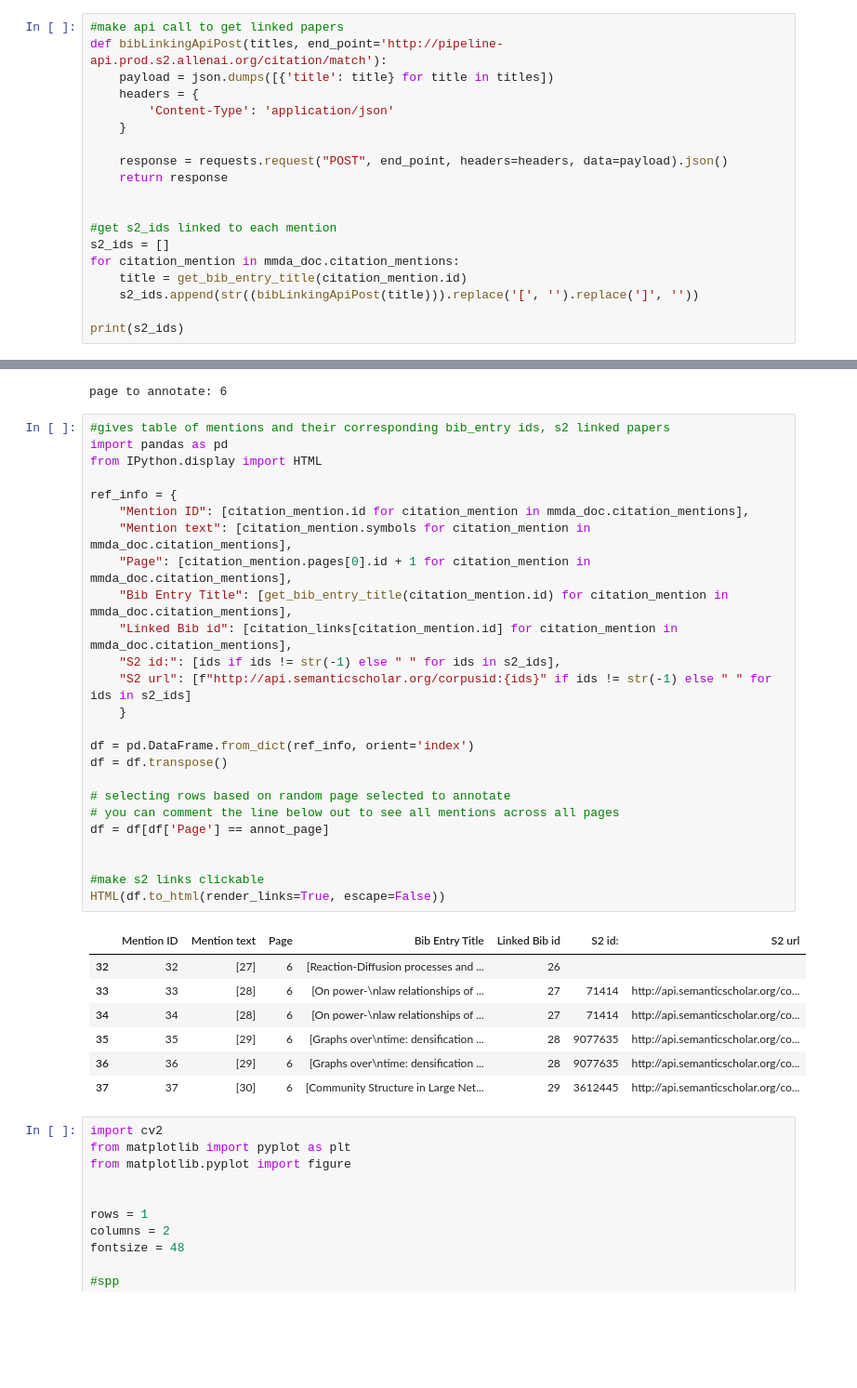
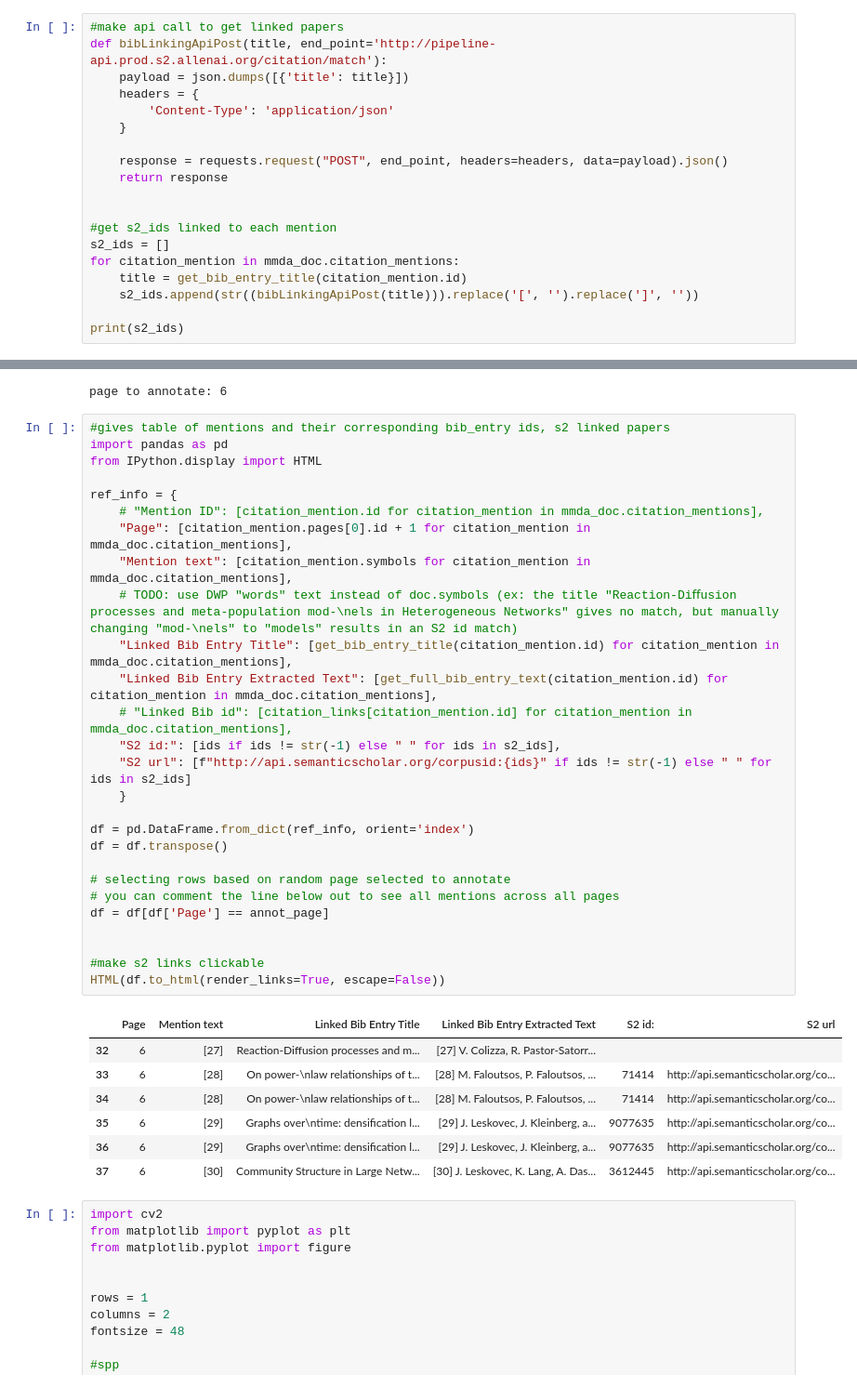
Before and after one commit to allenai/mmda, a Jupyter notebook: end_to_end_eval_easier.ipynb, the cells around one changed output, grey strips where cells are left out. Shown at 93% size. Drawn from its saved outputs; the diff is of its cells as text; blank space fills up the shorter version.

Commit message:
add full bib text to table

```diff
--- a/end_to_end_eval_easier.ipynb
+++ b/end_to_end_eval_easier.ipynb
@@ -247,7 +272,7 @@ def get_bib_entry_title(citation_mention_id):
 # %%
 #make api call to get linked papers
-def bibLinkingApiPost(titles, end_point='http://pipeline-api.prod.s2.allenai.org/citation/match'):
-    payload = json.dumps([{'title': title} for title in titles])
+def bibLinkingApiPost(title, end_point='http://pipeline-api.prod.s2.allenai.org/citation/match'):
+    payload = json.dumps([{'title': title}])
     headers = {
         'Content-Type': 'application/json'
     }
@@ -284,36 +309,38 @@ page to annotate: 6
 # %%
 #gives table of mentions and their corresponding bib_entry ids, s2 linked papers
 import pandas as pd
 from IPython.display import HTML
 
 ref_info = {
-    "Mention ID": [citation_mention.id for citation_mention in mmda_doc.citation_mentions],
+    # "Mention ID": [citation_mention.id for citation_mention in mmda_doc.citation_mentions],
+    "Page": [citation_mention.pages[0].id + 1 for citation_mention in mmda_doc.citation_mentions],
     "Mention text": [citation_mention.symbols for citation_mention in mmda_doc.citation_mentions],
-    "Page": [citation_mention.pages[0].id + 1 for citation_mention in mmda_doc.citation_mentions],
-    "Bib Entry Title": [get_bib_entry_title(citation_mention.id) for citation_mention in mmda_doc.citation_mentions],
-    "Linked Bib id": [citation_links[citation_mention.id] for citation_mention in mmda_doc.citation_mentions],
+    # TODO: use DWP "words" text instead of doc.symbols (ex: the title "Reaction-Diﬀusion processes and meta-population mod-\nels in Heterogeneous Networks" gives no match, but manually changing "mod-\nels" to "models" results in an S2 id match)
+    "Linked Bib Entry Title": [get_bib_entry_title(citation_mention.id) for citation_mention in mmda_doc.citation_mentions],
+    "Linked Bib Entry Extracted Text": [get_full_bib_entry_text(citation_mention.id) for citation_mention in mmda_doc.citation_mentions],
+    # "Linked Bib id": [citation_links[citation_mention.id] for citation_mention in mmda_doc.citation_mentions],
     "S2 id:": [ids if ids != str(-1) else " " for ids in s2_ids],
     "S2 url": [f"http://api.semanticscholar.org/corpusid:{ids}" if ids != str(-1) else " " for ids in s2_ids]
     }
 
 df = pd.DataFrame.from_dict(ref_info, orient='index')
 df = df.transpose()
 
 # selecting rows based on random page selected to annotate
 # you can comment the line below out to see all mentions across all pages
 df = df[df['Page'] == annot_page]
 
 
 #make s2 links clickable
 HTML(df.to_html(render_links=True, escape=False))
 # %% [output]
-|  | Mention ID | Mention text | Page | Bib Entry Title | Linked Bib id | S2 id: | S2 url |
-| 32 | 32 | [27] | 6 | [Reaction-Diﬀusion processes and ... | 26 |  |  |
-| 33 | 33 | [28] | 6 | [On power-\nlaw relationships of ... | 27 | 71414 | http://api.semanticscholar.org/co... |
-| 34 | 34 | [28] | 6 | [On power-\nlaw relationships of ... | 27 | 71414 | http://api.semanticscholar.org/co... |
-| 35 | 35 | [29] | 6 | [Graphs over\ntime: densiﬁcation ... | 28 | 9077635 | http://api.semanticscholar.org/co... |
-| 36 | 36 | [29] | 6 | [Graphs over\ntime: densiﬁcation ... | 28 | 9077635 | http://api.semanticscholar.org/co... |
-| 37 | 37 | [30] | 6 | [Community Structure in Large Net... | 29 | 3612445 | http://api.semanticscholar.org/co... |
+|  | Page | Mention text | Linked Bib Entry Title | Linked Bib Entry Extracted Text | S2 id: | S2 url |
+| 32 | 6 | [27] | Reaction-Diﬀusion processes and m... | [27] V. Colizza, R. Pastor-Satorr... |  |  |
+| 33 | 6 | [28] | On power-\nlaw relationships of t... | [28] M. Faloutsos, P. Faloutsos, ... | 71414 | http://api.semanticscholar.org/co... |
+| 34 | 6 | [28] | On power-\nlaw relationships of t... | [28] M. Faloutsos, P. Faloutsos, ... | 71414 | http://api.semanticscholar.org/co... |
+| 35 | 6 | [29] | Graphs over\ntime: densiﬁcation l... | [29] J. Leskovec, J. Kleinberg, a... | 9077635 | http://api.semanticscholar.org/co... |
+| 36 | 6 | [29] | Graphs over\ntime: densiﬁcation l... | [29] J. Leskovec, J. Kleinberg, a... | 9077635 | http://api.semanticscholar.org/co... |
+| 37 | 6 | [30] | Community Structure in Large Netw... | [30] J. Leskovec, K. Lang, A. Das... | 3612445 | http://api.semanticscholar.org/co... |
 # %%
 import cv2
 from matplotlib import pyplot as plt
```
Also changed, not shown: parts of 2 cells of this notebook.
